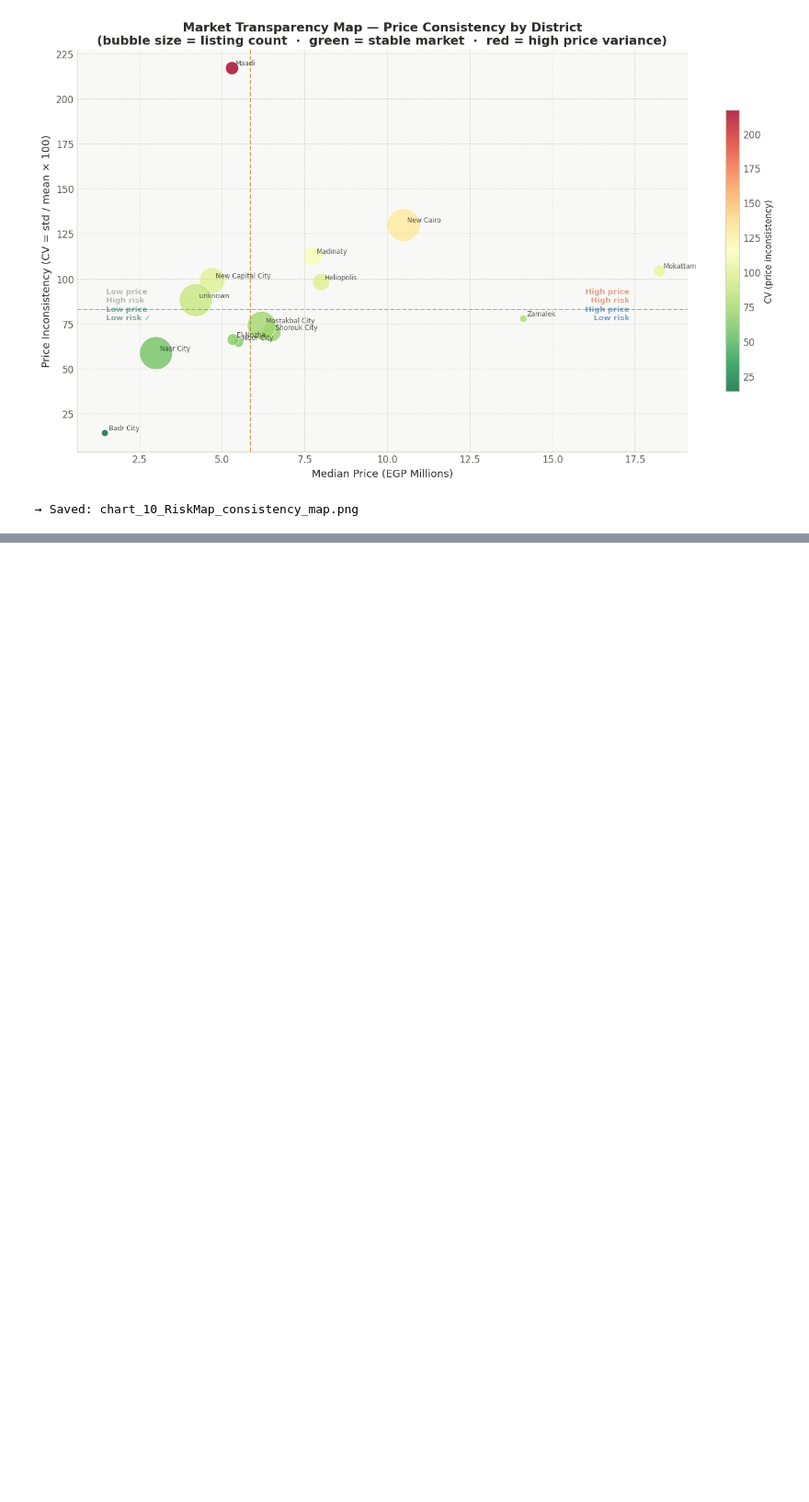
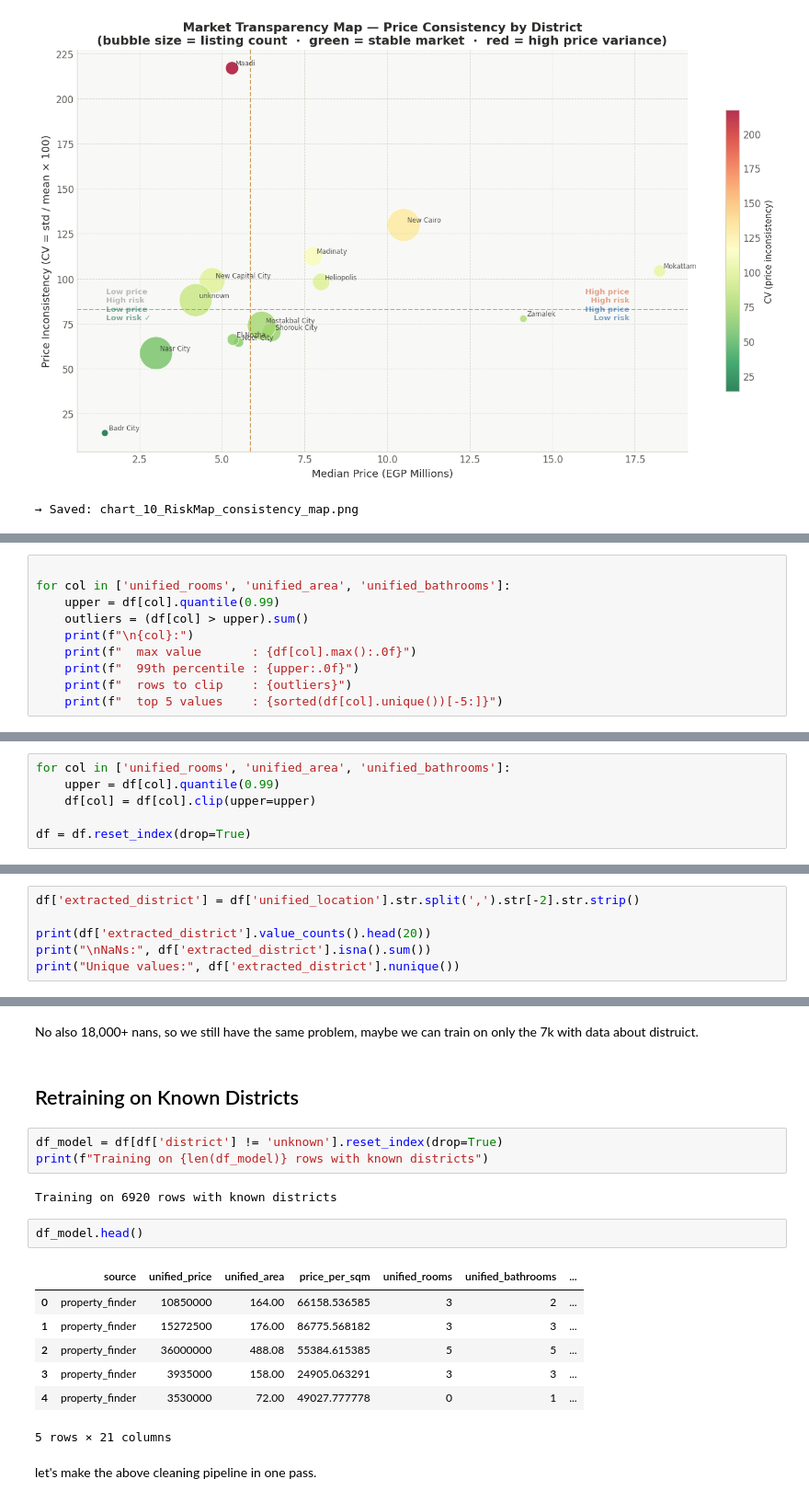
Before and after one commit to youssefokeil/AI-Based-Market-Property-Analysis, a Jupyter notebook: DataAnalysis.ipynb, the cells around one changed output, grey strips where cells are left out. Shown at 92% size. Drawn from its saved outputs; the diff is of its cells as text; blank space fills up the shorter version.

```diff
--- a/DataAnalysis.ipynb
+++ b/DataAnalysis.ipynb
@@ -873,0 +896,10 @@ print("→ Saved: chart_10_RiskMap_consistency_map.png")
+# %%
+
+for col in ['unified_rooms', 'unified_area', 'unified_bathrooms']:
+    upper = df[col].quantile(0.99)
+    outliers = (df[col] > upper).sum()
+    print(f"\n{col}:")
+    print(f"  max value       : {df[col].max():.0f}")
+    print(f"  99th percentile : {upper:.0f}")
+    print(f"  rows to clip    : {outliers}")
+    print(f"  top 5 values    : {sorted(df[col].unique())[-5:]}")
@@ -873,0 +926,6 @@ print("→ Saved: chart_10_RiskMap_consistency_map.png")
+# %%
+for col in ['unified_rooms', 'unified_area', 'unified_bathrooms']:
+    upper = df[col].quantile(0.99)
+    df[col] = df[col].clip(upper=upper)
+
+df = df.reset_index(drop=True)
@@ -873,0 +1200,6 @@ print("→ Saved: chart_10_RiskMap_consistency_map.png")
+# %%
+df['extracted_district'] = df['unified_location'].str.split(',').str[-2].str.strip()
+
+print(df['extracted_district'].value_counts().head(20))
+print("\nNaNs:", df['extracted_district'].isna().sum())
+print("Unique values:", df['extracted_district'].nunique())
@@ -873,0 +1224,21 @@ print("→ Saved: chart_10_RiskMap_consistency_map.png")
+# %% [markdown]
+No also 18,000+ nans, so we still have the same problem, maybe we can train on only the 7k with data about distruict.
+# %% [markdown]
+## Retraining on Known Districts
+# %%
+df_model = df[df['district'] != 'unknown'].reset_index(drop=True)
+print(f"Training on {len(df_model)} rows with known districts")
+# %% [output]
+Training on 6920 rows with known districts
+# %%
+df_model.head()
+# %% [output]
+|  | source | unified_price | unified_area | price_per_sqm | unified_rooms | unified_bathrooms | ... |
+| 0 | property_finder | 10850000 | 164.00 | 66158.536585 | 3 | 2 | ... |
+| 1 | property_finder | 15272500 | 176.00 | 86775.568182 | 3 | 3 | ... |
+| 2 | property_finder | 36000000 | 488.08 | 55384.615385 | 5 | 5 | ... |
+| 3 | property_finder | 3935000 | 158.00 | 24905.063291 | 3 | 3 | ... |
+| 4 | property_finder | 3530000 | 72.00 | 49027.777778 | 0 | 1 | ... |
+5 rows × 21 columns
+# %% [markdown]
+let's make the above cleaning pipeline in one pass.
```
Also changed, not shown: parts of 54 cells of this notebook, 1 other file.
